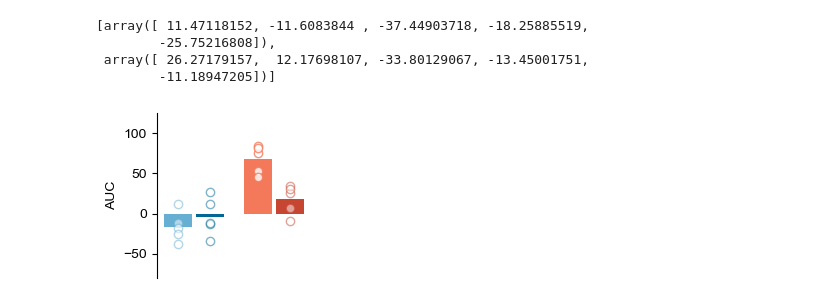
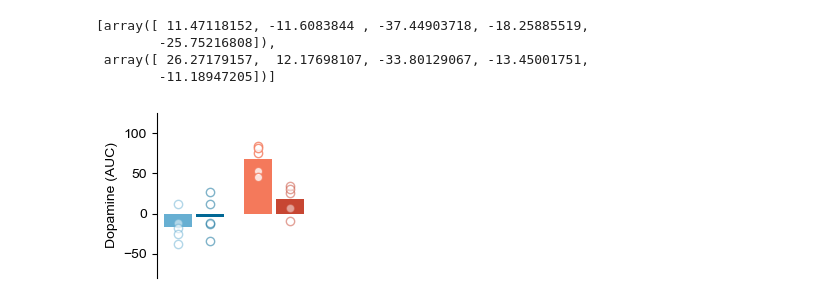
Before and after one commit to jaimemcc/bazzino, a Jupyter notebook: notebooks/fig1_and_2.ipynb, the cells around one changed output. Drawn from its saved outputs; the diff is of its cells as text; code cells hidden in the pictures.

```diff
--- a/notebooks/fig1_and_2.ipynb
+++ b/notebooks/fig1_and_2.ipynb
@@ -12,6 +12,8 @@ from scipy import stats
 import dill
 
 rcParams['font.family'] = 'Arial'
+plt.rcParams['savefig.dpi'] = 300
+plt.rcParams['savefig.transparent'] = True
 colors = ["#67AFD2", "#016895", "#F4795B", "#C74632"]
 
 savefigs = True
@@ -157,9 +165,9 @@ def get_mean_snips(snips, x_array, sex, condition):
 
     snips_10, snips_45 = [], []
     for id in x_array.query(query_string + " & infusiontype == '10NaCl'").id.unique():
-        snips_10.append(np.mean(snips_all[x_array.query(query_string + " & id == @id").index], axis=0))
+        snips_10.append(np.mean(snips[x_array.query(query_string + " & id == @id").index], axis=0))
     for id in x_array.query(query_string + " & infusiontype == '45NaCl'").id.unique():
-        snips_45.append(np.mean(snips_all[x_array.query(query_string + " & id == @id").index], axis=0))
+        snips_45.append(np.mean(snips[x_array.query(query_string + " & id == @id").index], axis=0))
 
     return np.array(snips_10), np.array(snips_45)
 
@@ -210,7 +218,7 @@ plot_snips(snips_10, snips_45, ax, colors[0], colors[1], ylims)
 f_replete_aucs = [get_auc(snips_10), get_auc(snips_45)]
 
 if savefigs:
-    f.savefig(FIGSFOLDER / "snips_female_replete.pdf", dpi=600, transparent=True)
+    f.savefig(FIGSFOLDER / "snips_female_replete.pdf")
 
 # female, deplete
 f, ax = init_figure()
@@ -220,7 +228,7 @@ plot_snips(snips_10, snips_45, ax, colors[2], colors[3], ylims, scalebar=True)
 f_deplete_aucs = [get_auc(snips_10), get_auc(snips_45)]
 
 if savefigs:
-    f.savefig(FIGSFOLDER / "snips_female_deplete.pdf", dpi=600, transparent=True)
+    f.savefig(FIGSFOLDER / "snips_female_deplete.pdf")
 
 # male, replete
 f, ax = init_figure()
@@ -230,7 +238,7 @@ plot_snips(snips_10, snips_45, ax, colors[0], colors[1], ylims)
 m_replete_aucs = [get_auc(snips_10), get_auc(snips_45)]
 
 if savefigs:
-    f.savefig(FIGSFOLDER / "snips_male_replete.pdf", dpi=600, transparent=True)
+    f.savefig(FIGSFOLDER / "snips_male_replete.pdf")
 
 # male, deplete
 f, ax = init_figure()
@@ -240,7 +248,7 @@ plot_snips(snips_10, snips_45, ax, colors[2], colors[3], ylims, scalebar=True)
 m_deplete_aucs = [get_auc(snips_10), get_auc(snips_45)]
 
 if savefigs:
-    f.savefig(FIGSFOLDER / "snips_male_deplete.pdf", dpi=600, transparent=True)
+    f.savefig(FIGSFOLDER / "snips_male_deplete.pdf")
 # %% [output]
 [figure]
 [figure]
@@ -256,35 +264,35 @@ f_replete_aucs
 # %%
 f, ax = plt.subplots(figsize=(2.2, 2.2),
                      gridspec_kw={"left": 0.25, "right": 0.95, "top": 0.95, "bottom": 0.2})
 
 
 aucs = [f_replete_aucs, f_deplete_aucs]
 barx = [1, 2]
 barwidth=0.35
 
 spacer = 0.2
 ax.bar(barx[0] - spacer, np.mean(aucs[0][0]), color=colors[0], width=barwidth)
 ax.bar(barx[0] + spacer, np.mean(aucs[0][1]), color=colors[1], width=barwidth)
 
 ax.bar(barx[1] - spacer, np.mean(aucs[1][0]), color=colors[2], width=barwidth)
 ax.bar(barx[1] + spacer, np.mean(aucs[1][1]), color=colors[3], width=barwidth)
 
 ax.scatter([barx[0] - spacer]*len(aucs[0][0]), aucs[0][0], facecolors="white", edgecolors=colors[0], alpha=0.5)
 ax.scatter([barx[0] + spacer]*len(aucs[0][1]), aucs[0][1], facecolors="white", edgecolors=colors[1], alpha=0.5)
 ax.scatter([barx[1] - spacer]*len(aucs[1][0]), aucs[1][0], facecolors="white", edgecolors=colors[2], alpha=0.8)
 ax.scatter([barx[1] + spacer]*len(aucs[1][1]), aucs[1][1], facecolors="white", edgecolors=colors[3], alpha=0.5)
 
 sns.despine(ax=ax, top=True, right=True, left=False, bottom=True)
 ax.set_xticks([])
 ax.set_yticks([-50, 0, 50, 100])
 ax.set_ylim([-80,125])
 
-ax.set_ylabel("AUC", fontsize=10)
+ax.set_ylabel("Dopamine (AUC)", fontsize=10)
 
 if savefigs:
-    f.savefig(FIGSFOLDER / "aucs_female.pdf", dpi=600, transparent=True)
+    f.savefig(FIGSFOLDER / "aucs_female.pdf")
 # %% [output]
-[figure, old version]
+[figure, new version]
 # %%
 f, ax = plt.subplots(figsize=(2.2, 2.2),
                      gridspec_kw={"left": 0.25, "right": 0.95, "top": 0.95, "bottom": 0.2})
```
Also changed, not shown: parts of 9 cells of this notebook, 7 other files.
